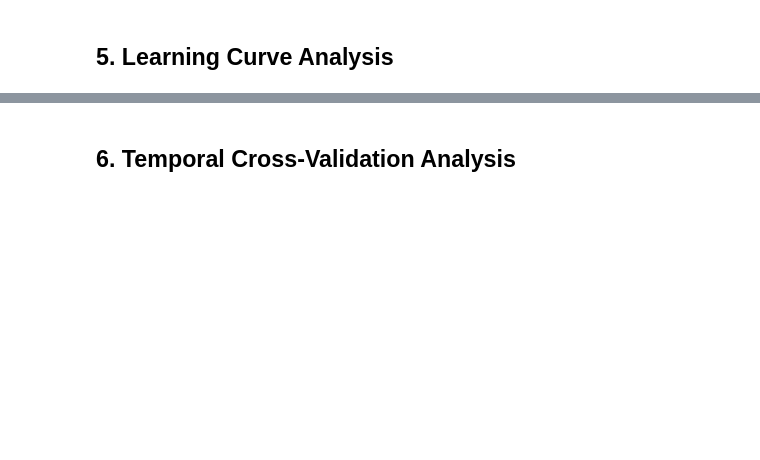
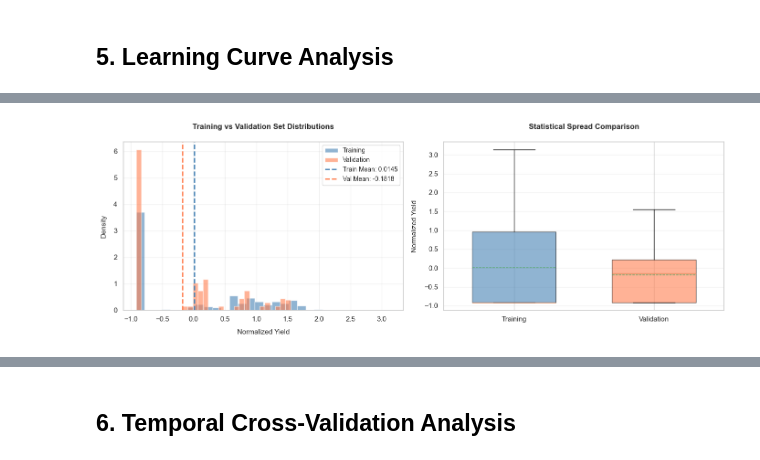
Before and after one commit to David-Ibitokun/Final-Year-Project, a Jupyter notebook: tcn_mlp_deployment.ipynb, the cells around one changed output, grey strips where cells are left out. Drawn from its saved outputs; the diff is of its cells as text; code cells hidden in the pictures; blank space fills up the shorter version.

```diff
--- a/tcn_mlp_deployment.ipynb
+++ b/tcn_mlp_deployment.ipynb
@@ -453,0 +533,91 @@ print(f"✓ Learning curve plots saved to: results/tcn_mlp_learning_curves.png")
+# %%
+
+# DIAGNOSTIC: Understand why validation set is "easier"
+print("\n" + "="*70)
+print("VALIDATION SET DIFFICULTY ANALYSIS")
+print("="*70)
+
+# Compare training and validation set statistics
+print(f"\n📊 Target Variable (Yield) Distribution Comparison:")
+print(f"\n{'Metric':<25} {'Training':<15} {'Validation':<15} {'Difference':<15}")
+print("-" * 70)
+
+train_mean = y_train.mean()
+val_mean = y_val.mean()
+print(f"{'Mean (normalized)':<25} {train_mean:<15.6f} {val_mean:<15.6f} {val_mean-train_mean:+.6f}")
+
+train_std = y_train.std()
+val_std = y_val.std()
+print(f"{'Std Dev (normalized)':<25} {train_std:<15.6f} {val_std:<15.6f} {val_std-train_std:+.6f}")
+
+train_min, train_max = y_train.min(), y_train.max()
+val_min, val_max = y_val.min(), y_val.max()
+print(f"{'Min Value':<25} {train_min:<15.6f} {val_min:<15.6f} {val_min-train_min:+.6f}")
+print(f"{'Max Value':<25} {train_max:<15.6f} {val_max:<15.6f} {val_max-train_max:+.6f}")
+
+train_median = np.median(y_train)
+val_median = np.median(y_val)
+print(f"{'Median':<25} {train_median:<15.6f} {val_median:<15.6f} {val_median-train_median:+.6f}")
+
+# Count outliers (beyond 2 std dev from training mean)
+train_outliers = np.sum(np.abs(y_train - train_mean) > 2 * train_std)
+val_outliers = np.sum(np.abs(y_val - train_mean) > 2 * train_std)
+print(f"{'Outliers (>2σ from train)':<25} {train_outliers:<15} {val_outliers:<15} {val_outliers-train_outliers:+}")
+
+train_outlier_pct = (train_outliers / len(y_train)) * 100
+val_outlier_pct = (val_outliers / len(y_val)) * 100
+print(f"{'Outlier %':<25} {train_outlier_pct:<15.2f}% {val_outlier_pct:<15.2f}% {val_outlier_pct-train_outlier_pct:+.2f}%")
+
+# Plot distributions
+fig, axes = plt.subplots(1, 2, figsize=(14, 5))
+
+# Histogram
+ax = axes[0]
+ax.hist(y_train, bins=30, alpha=0.6, label='Training', color='steelblue', density=True)
+ax.hist(y_val, bins=30, alpha=0.6, label='Validation', color='coral', density=True)
+ax.axvline(train_mean, color='steelblue', linestyle='--', linewidth=2, label=f'Train Mean: {train_mean:.4f}')
+ax.axvline(val_mean, color='coral', linestyle='--', linewidth=2, label=f'Val Mean: {val_mean:.4f}')
+ax.set_xlabel('Normalized Yield', fontsize=11)
+ax.set_ylabel('Density', fontsize=11)
+ax.set_title('Training vs Validation Set Distributions', fontweight='bold', fontsize=12)
+ax.legend(fontsize=10)
+ax.grid(True, alpha=0.3)
+
+# Box plot
+ax = axes[1]
+box_data = [y_train, y_val]
+bp = ax.boxplot(box_data, labels=['Training', 'Validation'], patch_artist=True,
+                 widths=0.6, showmeans=True, meanline=True)
+for patch, color in zip(bp['boxes'], ['steelblue', 'coral']):
+    patch.set_facecolor(color)
+    patch.set_alpha(0.6)
+ax.set_ylabel('Normalized Yield', fontsize=11)
+ax.set_title('Statistical Spread Comparison', fontweight='bold', fontsize=12)
+ax.grid(True, alpha=0.3, axis='y')
+
+plt.tight_layout()
+plt.savefig('results/validation_set_difficulty.png', dpi=150, bbox_inches='tight')
+plt.show()
+
+# Interpretation
+print(f"\n📋 INTERPRETATION:")
+if val_outlier_pct < train_outlier_pct:
+    print(f"  ✓ Validation set has FEWER outliers ({val_outlier_pct:.2f}% vs {train_outlier_pct:.2f}%)")
+    print(f"    → This makes predictions easier (less extreme values to handle)")
+else:
+    print(f"  ✓ Validation set outliers are similar to training ({val_outlier_pct:.2f}% vs {train_outlier_pct:.2f}%)")
+
+if abs(val_mean - train_mean) < 0.1:
+    print(f"  ✓ Mean values aligned (difference: {abs(val_mean - train_mean):.6f})")
+else:
+    print(f"  ⚠ Mean shift detected (difference: {abs(val_mean - train_mean):.6f})")
+
+if val_std < train_std:
+    print(f"  ⚠ Validation variance is LOWER ({val_std:.6f} vs {train_std:.6f})")
+    print(f"    → Validation set is more predictable with less spread")
+    print(f"    → This explains why it appears easier for the model")
+else:
+    print(f"  ✓ Variance similar ({val_std:.6f} vs {train_std:.6f})")
+
+print(f"\n✓ Analysis saved to: results/validation_set_difficulty.png")
+# %% [output]
@@ -453,0 +639 @@ print(f"✓ Learning curve plots saved to: results/tcn_mlp_learning_curves.png")
+[figure, added]
```
Also changed, not shown: parts of 13 cells of this notebook, 4 other files.
